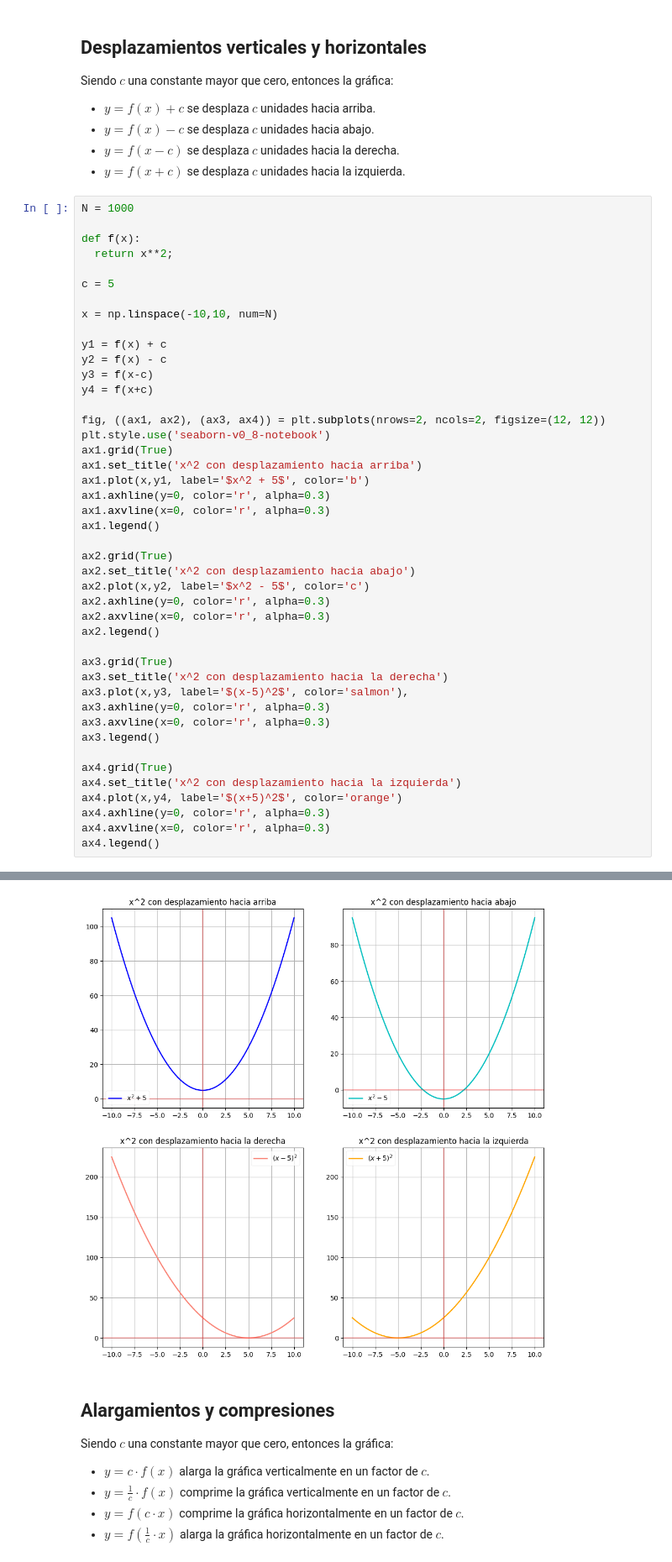
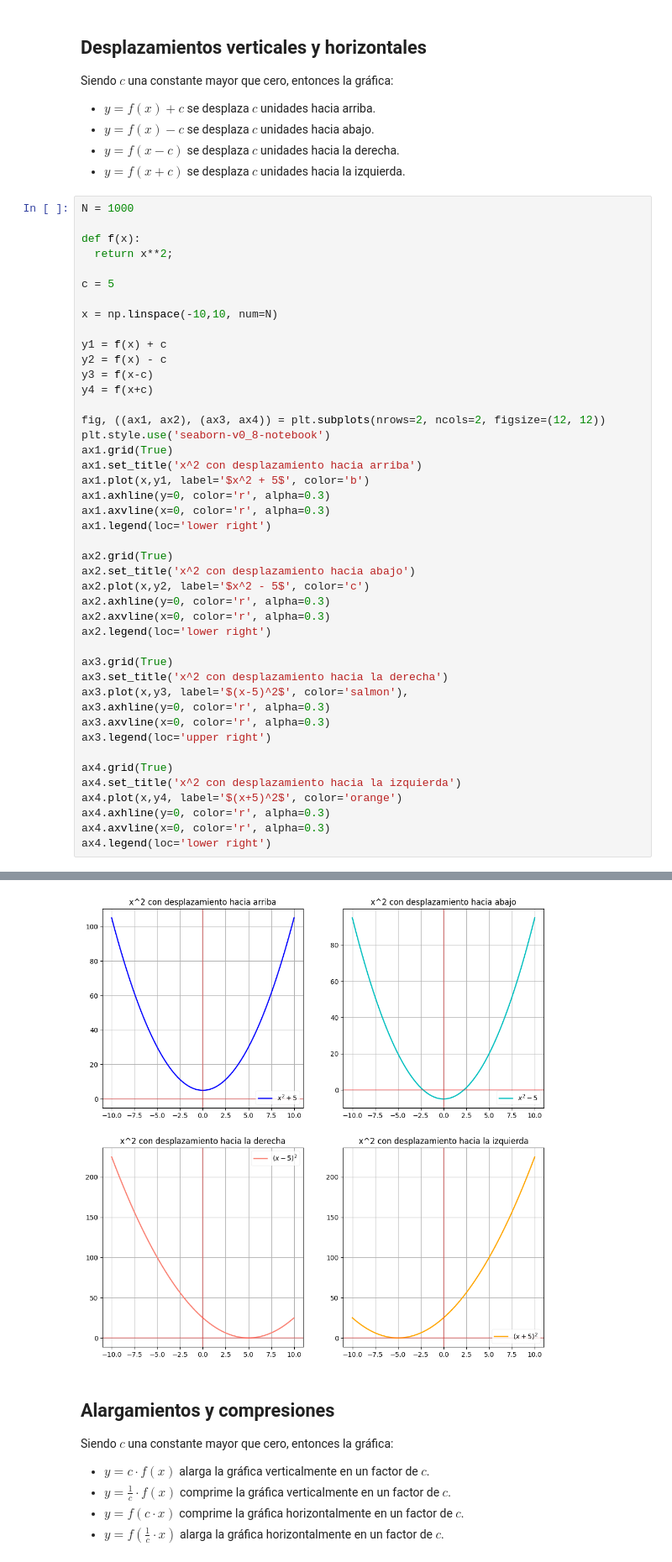
Before and after one commit to jariel17/curso-funciones, a Jupyter notebook: 3_¿Cómo_manipular_funciones__.ipynb, the cells around one changed output, grey strips where cells are left out. Shown: that part at 84% size. Saved outputs shown, nothing was run; the diff lists cells and outputs as text.

```diff
--- a/3_¿Cómo_manipular_funciones__.ipynb
+++ b/3_¿Cómo_manipular_funciones__.ipynb
@@ -27,38 +27,38 @@ y2 = f(x) - c
 y3 = f(x-c)
 y4 = f(x+c)
 
 fig, ((ax1, ax2), (ax3, ax4)) = plt.subplots(nrows=2, ncols=2, figsize=(12, 12))
 plt.style.use('seaborn-v0_8-notebook')
 ax1.grid(True)
 ax1.set_title('x^2 con desplazamiento hacia arriba')
 ax1.plot(x,y1, label='$x^2 + 5$', color='b')
 ax1.axhline(y=0, color='r', alpha=0.3)
 ax1.axvline(x=0, color='r', alpha=0.3)
-ax1.legend()
+ax1.legend(loc='lower right')
 
 ax2.grid(True)
 ax2.set_title('x^2 con desplazamiento hacia abajo')
 ax2.plot(x,y2, label='$x^2 - 5$', color='c')
 ax2.axhline(y=0, color='r', alpha=0.3)
 ax2.axvline(x=0, color='r', alpha=0.3)
-ax2.legend()
+ax2.legend(loc='lower right')
 
 ax3.grid(True)
 ax3.set_title('x^2 con desplazamiento hacia la derecha')
 ax3.plot(x,y3, label='$(x-5)^2$', color='salmon'),
 ax3.axhline(y=0, color='r', alpha=0.3)
 ax3.axvline(x=0, color='r', alpha=0.3)
-ax3.legend()
+ax3.legend(loc='upper right')
 
 ax4.grid(True)
 ax4.set_title('x^2 con desplazamiento hacia la izquierda')
 ax4.plot(x,y4, label='$(x+5)^2$', color='orange')
 ax4.axhline(y=0, color='r', alpha=0.3)
 ax4.axvline(x=0, color='r', alpha=0.3)
-ax4.legend()
+ax4.legend(loc='lower right')
 # %% [output]
 <matplotlib.legend.Legend at 0x...>
-[figure, old version]
+[figure, new version]
 # %% [markdown]
 ## Alargamientos y compresiones
 
```
Also changed, not shown: parts of 1 cell of this notebook.
